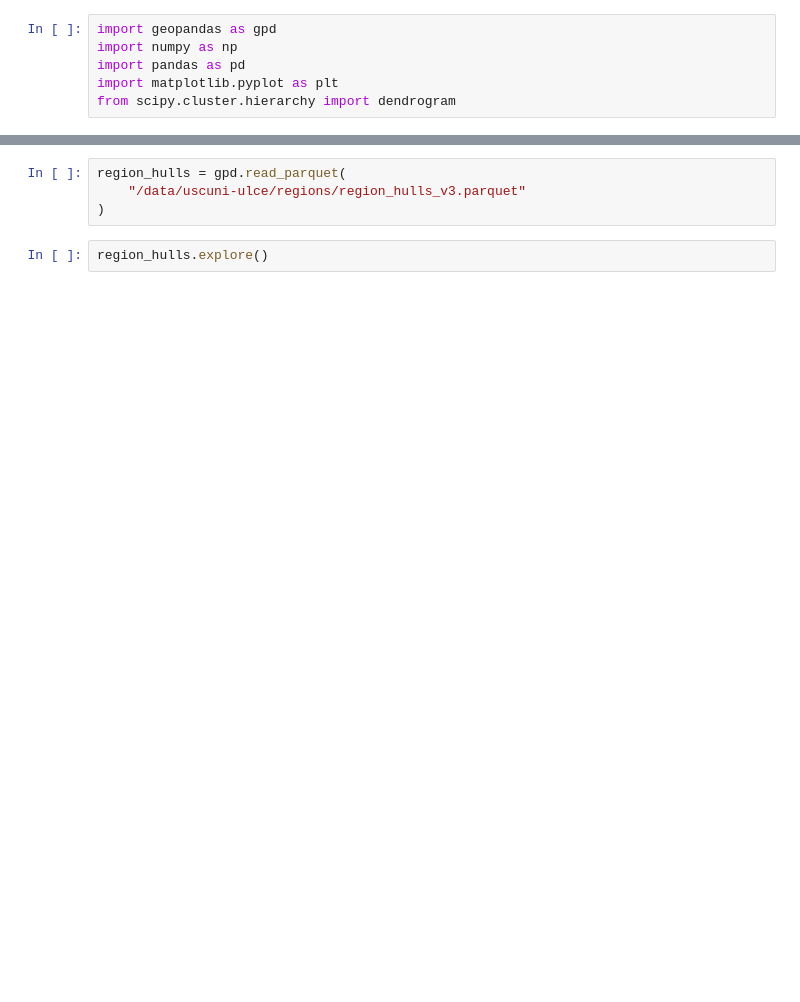
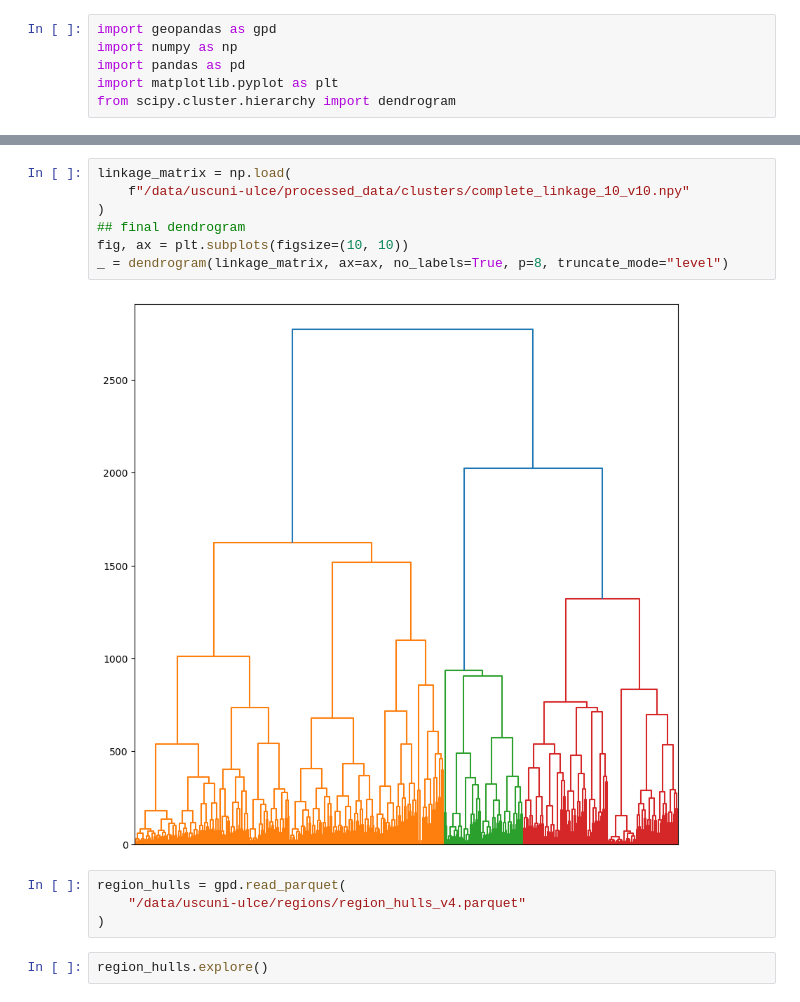
Before and after one commit to uscuni/urban_taxonomy, a Jupyter notebook: code/explore_clusters.ipynb, the cells around one changed output, grey strips where cells are left out. Saved outputs shown, nothing was run; the diff lists cells and outputs as text; blank space fills up the shorter version.

```diff
--- a/code/explore_clusters.ipynb
+++ b/code/explore_clusters.ipynb
@@ -27,6 +27,15 @@ _ = dendrogram(linkage_matrix, ax=ax, no_labels=True)
+# %%
+linkage_matrix = np.load(
+    f"/data/uscuni-ulce/processed_data/clusters/complete_linkage_10_v10.npy"
+)
+## final dendrogram
+fig, ax = plt.subplots(figsize=(10, 10))
+_ = dendrogram(linkage_matrix, ax=ax, no_labels=True, p=8, truncate_mode="level")
+# %% [output]
+[figure, added]
 # %%
 region_hulls = gpd.read_parquet(
-    "/data/uscuni-ulce/regions/region_hulls_v3.parquet"
+    "/data/uscuni-ulce/regions/region_hulls_v4.parquet"
 )
 # %%
 region_hulls.explore()
```
Also changed, not shown: parts of 7 cells of this notebook, 22 other files.
